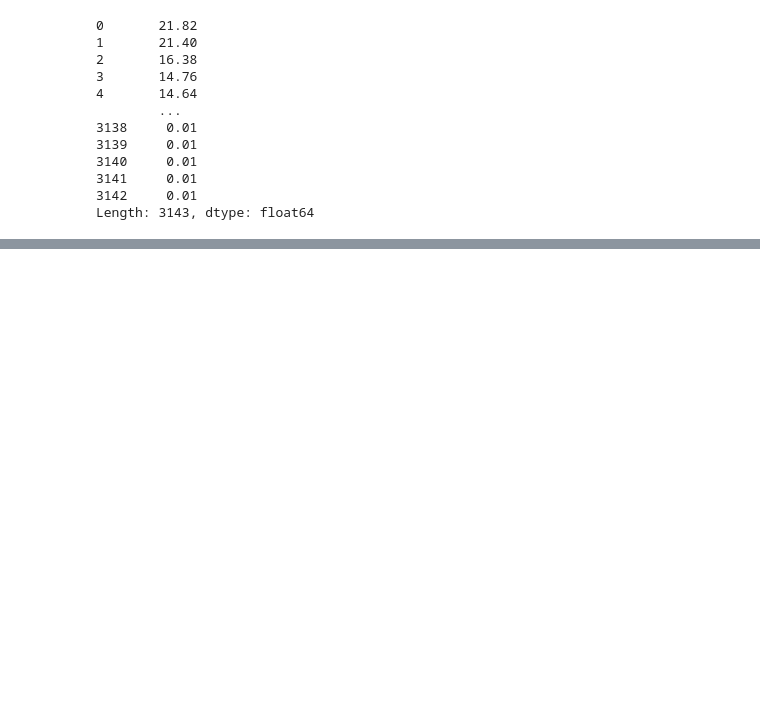
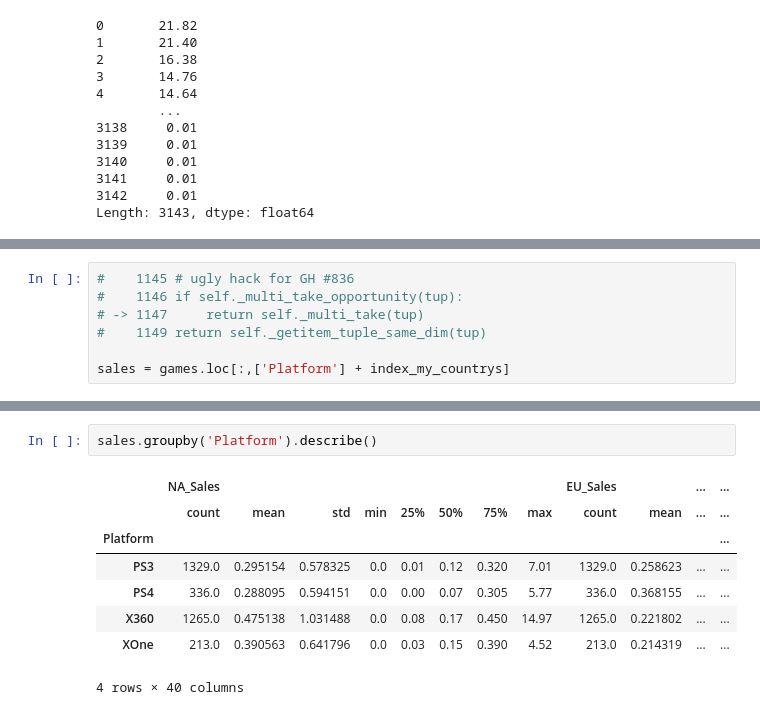
Before and after one commit to TomaszBury/The-ultimate-pandas-bootcamp-advanced-python-data-analysis, a Jupyter notebook: section_08/groupby_and_aggregates.ipynb, the cells around one changed output, grey strips where cells are left out. Drawn from its saved outputs; the diff is of its cells as text; blank space fills up the shorter version.

```diff
--- a/section_08/groupby_and_aggregates.ipynb
+++ b/section_08/groupby_and_aggregates.ipynb
@@ -193,0 +225,7 @@ Length: 3143, dtype: float64
+# %%
+#    1145 # ugly hack for GH #836
+#    1146 if self._multi_take_opportunity(tup):
+# -> 1147     return self._multi_take(tup)
+#    1149 return self._getitem_tuple_same_dim(tup)
+
+sales = games.loc[:,['Platform'] + index_my_countrys]
@@ -193,0 +401,11 @@ Length: 3143, dtype: float64
+# %%
+sales.groupby('Platform').describe()
+# %% [output]
+|  | NA_Sales |  |  |  |  |  |  |  | EU_Sales |  | ... | ... |
+|  | count | mean | std | min | 25% | 50% | 75% | max | count | mean | ... | ... |
+| Platform |  |  |  |  |  |  |  |  |  |  |  | ... |
+| PS3 | 1329.0 | 0.295154 | 0.578325 | 0.0 | 0.01 | 0.12 | 0.320 | 7.01 | 1329.0 | 0.258623 | ... | ... |
+| PS4 | 336.0 | 0.288095 | 0.594151 | 0.0 | 0.00 | 0.07 | 0.305 | 5.77 | 336.0 | 0.368155 | ... | ... |
+| X360 | 1265.0 | 0.475138 | 1.031488 | 0.0 | 0.08 | 0.17 | 0.450 | 14.97 | 1265.0 | 0.221802 | ... | ... |
+| XOne | 213.0 | 0.390563 | 0.641796 | 0.0 | 0.03 | 0.15 | 0.390 | 4.52 | 213.0 | 0.214319 | ... | ... |
+4 rows × 40 columns
```
Also changed, not shown: parts of 27 cells of this notebook.
